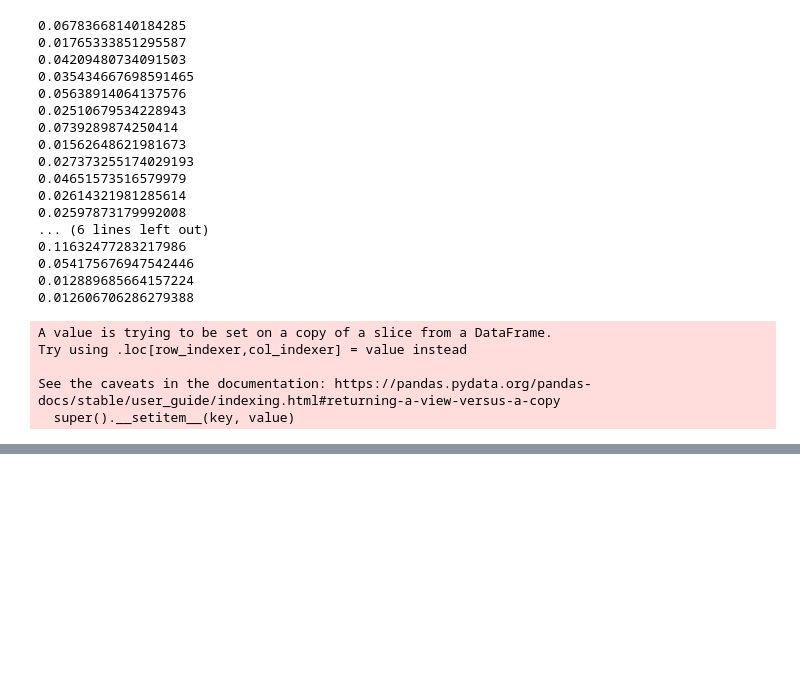
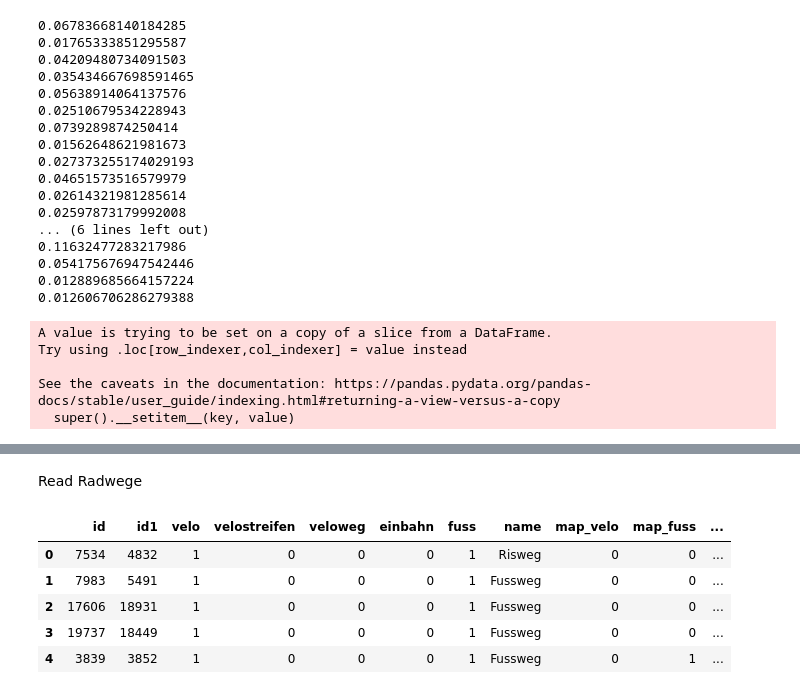
Before and after one commit to thereallinusrg/Velo-Zueri-Unfaelle, a Jupyter notebook: maurus-notebook.ipynb, the cells around one changed output, grey strips where cells are left out. Drawn from its saved outputs; the diff is of its cells as text; code cells hidden in the pictures; blank space fills up the shorter version.

```diff
--- a/maurus-notebook.ipynb
+++ b/maurus-notebook.ipynb
@@ -180,3 +180,5 @@ Accidents_Zaehlstation_refined.head()
 # %%
 # Write File so Weights can be applied on the Bicycle Lanes in QGIS.
 Accidents_Zaehlstation_refined.to_file('Accidents_Zaehlstation_refined_Final.gpkg', driver='GPKG', layer='Accidents_Zaehlstation_refined')
+# %% [markdown]
+Read Radwege
@@ -182,0 +187,9 @@ Accidents_Zaehlstation_refined.to_file('Accidents_Zaehlstation_refined_Final.gpk
+# %%
+VeloWege_Weights.head()
+# %% [output]
+|  | id | id1 | velo | velostreifen | veloweg | einbahn | fuss | name | map_velo | map_fuss | ... |
+| 0 | 7534 | 4832 | 1 | 0 | 0 | 0 | 1 | Risweg | 0 | 0 | ... |
+| 1 | 7983 | 5491 | 1 | 0 | 0 | 0 | 1 | Fussweg | 0 | 0 | ... |
+| 2 | 17606 | 18931 | 1 | 0 | 0 | 0 | 1 | Fussweg | 0 | 0 | ... |
+| 3 | 19737 | 18449 | 1 | 0 | 0 | 0 | 1 | Fussweg | 0 | 0 | ... |
+| 4 | 3839 | 3852 | 1 | 0 | 0 | 0 | 1 | Fussweg | 0 | 1 | ... |
```
Also changed, not shown: parts of 2 cells of this notebook.
